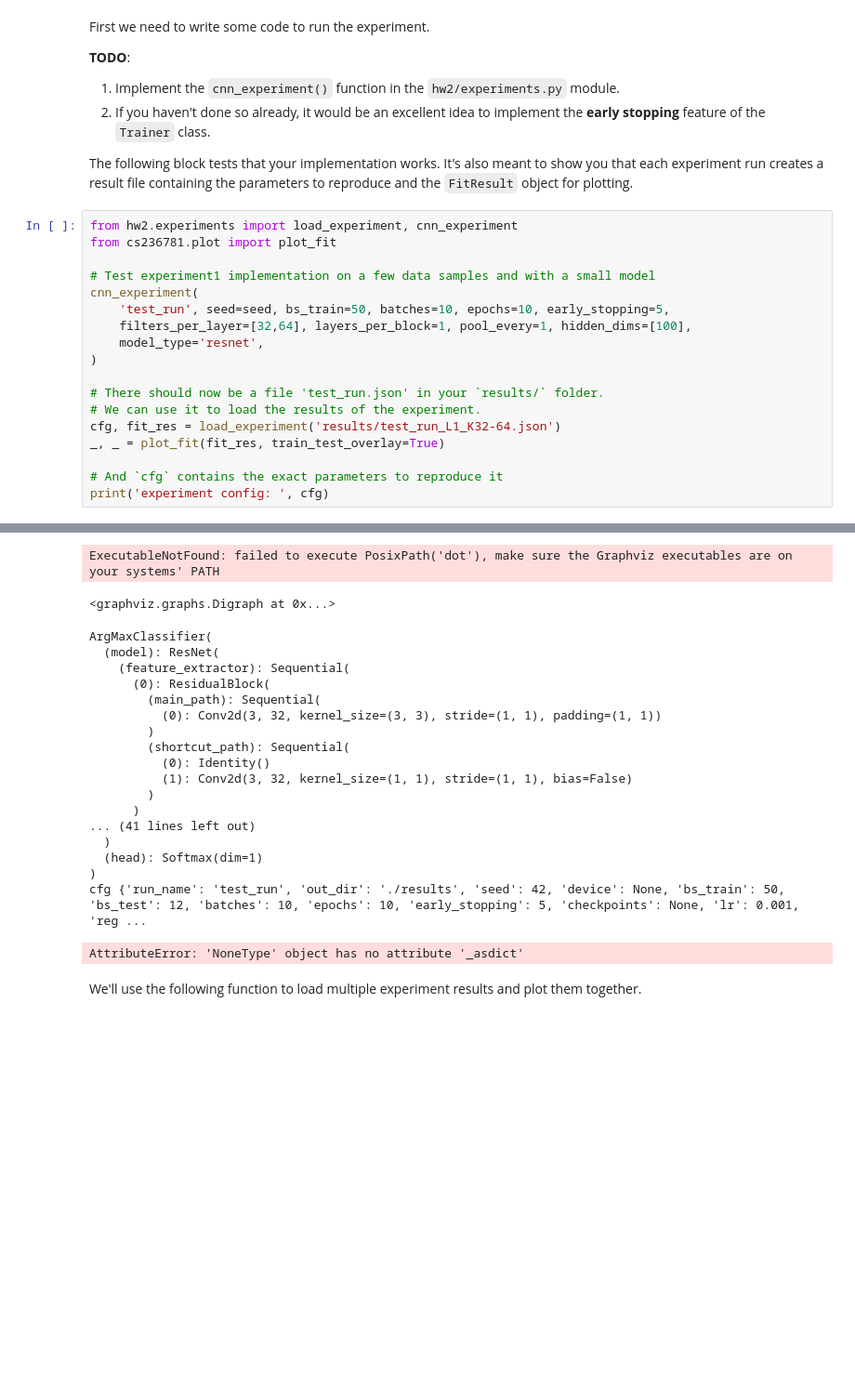
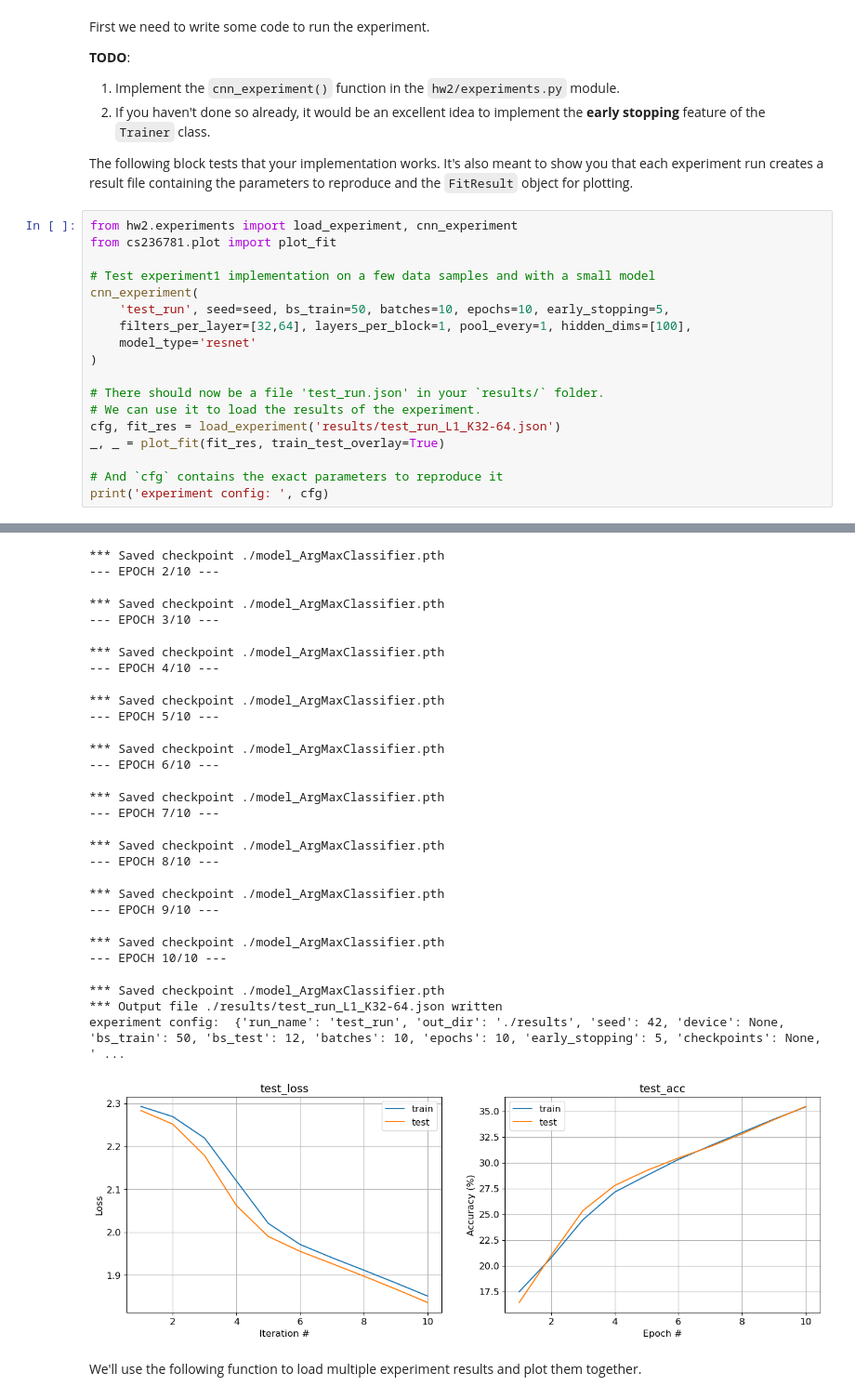
Before and after one commit to IlayMalinyak/cs236781-hw2, a Jupyter notebook: Part5_CNN_Experiments.ipynb, the cells around one changed output, grey strips where cells are left out. Shown at 93% size. Cells and saved outputs as stored; diff of their text form; blank space fills up the shorter version.

Commit message:
cnn-experiment-initial

```diff
--- a/Part5_CNN_Experiments.ipynb
+++ b/Part5_CNN_Experiments.ipynb
@@ -143,7 +143,7 @@ from cs236781.plot import plot_fit
 cnn_experiment(
     'test_run', seed=seed, bs_train=50, batches=10, epochs=10, early_stopping=5,
     filters_per_layer=[32,64], layers_per_block=1, pool_every=1, hidden_dims=[100],
-    model_type='resnet',
+    model_type='resnet'
 )
 
 # There should now be a file 'test_run.json' in your `results/` folder.
@@ -160,23 +174,25 @@ sample shape-torch.Size([3, 32, 32])
-ExecutableNotFound: failed to execute PosixPath('dot'), make sure the Graphviz executables are on your systems' PATH
+*** Saved checkpoint ./model_ArgMaxClassifier.pth
+--- EPOCH 2/10 ---
-<graphviz.graphs.Digraph at 0x...>
+*** Saved checkpoint ./model_ArgMaxClassifier.pth
+--- EPOCH 3/10 ---
-ArgMaxClassifier(
-  (model): ResNet(
-    (feature_extractor): Sequential(
-      (0): ResidualBlock(
-        (main_path): Sequential(
-          (0): Conv2d(3, 32, kernel_size=(3, 3), stride=(1, 1), padding=(1, 1))
-        )
-        (shortcut_path): Sequential(
-          (0): Identity()
-          (1): Conv2d(3, 32, kernel_size=(1, 1), stride=(1, 1), bias=False)
-        )
-      )
-... (41 lines left out)
-  )
-  (head): Softmax(dim=1)
-)
-cfg {'run_name': 'test_run', 'out_dir': './results', 'seed': 42, 'device': None, 'bs_train': 50, 'bs_test': 12, 'batches': 10, 'epochs': 10, 'early_stopping': 5, 'checkpoints': None, 'lr': 0.001, 'reg ...
+*** Saved checkpoint ./model_ArgMaxClassifier.pth
+--- EPOCH 4/10 ---
-AttributeError: 'NoneType' object has no attribute '_asdict'
+*** Saved checkpoint ./model_ArgMaxClassifier.pth
+--- EPOCH 5/10 ---
+*** Saved checkpoint ./model_ArgMaxClassifier.pth
+--- EPOCH 6/10 ---
+*** Saved checkpoint ./model_ArgMaxClassifier.pth
+--- EPOCH 7/10 ---
+*** Saved checkpoint ./model_ArgMaxClassifier.pth
+--- EPOCH 8/10 ---
+*** Saved checkpoint ./model_ArgMaxClassifier.pth
+--- EPOCH 9/10 ---
+*** Saved checkpoint ./model_ArgMaxClassifier.pth
+--- EPOCH 10/10 ---
+*** Saved checkpoint ./model_ArgMaxClassifier.pth
+*** Output file ./results/test_run_L1_K32-64.json written
+experiment config:  {'run_name': 'test_run', 'out_dir': './results', 'seed': 42, 'device': None, 'bs_train': 50, 'bs_test': 12, 'batches': 10, 'epochs': 10, 'early_stopping': 5, 'checkpoints': None, ' ...
+[figure, added]
 # %% [markdown]
 We'll use the following function to load multiple experiment results and plot them together.
 # %%
```
Also changed, not shown: parts of 1 cell of this notebook, 6 other files.
